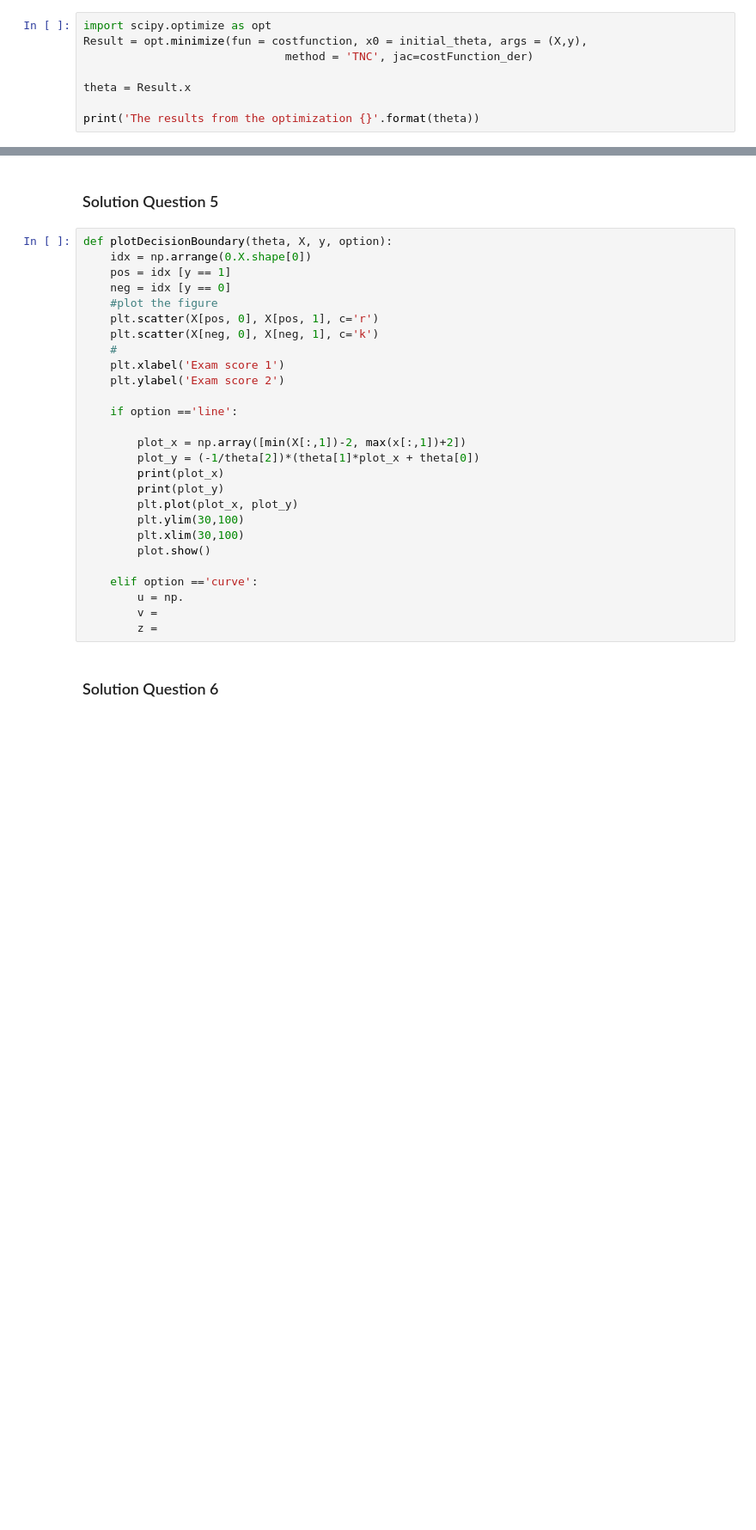
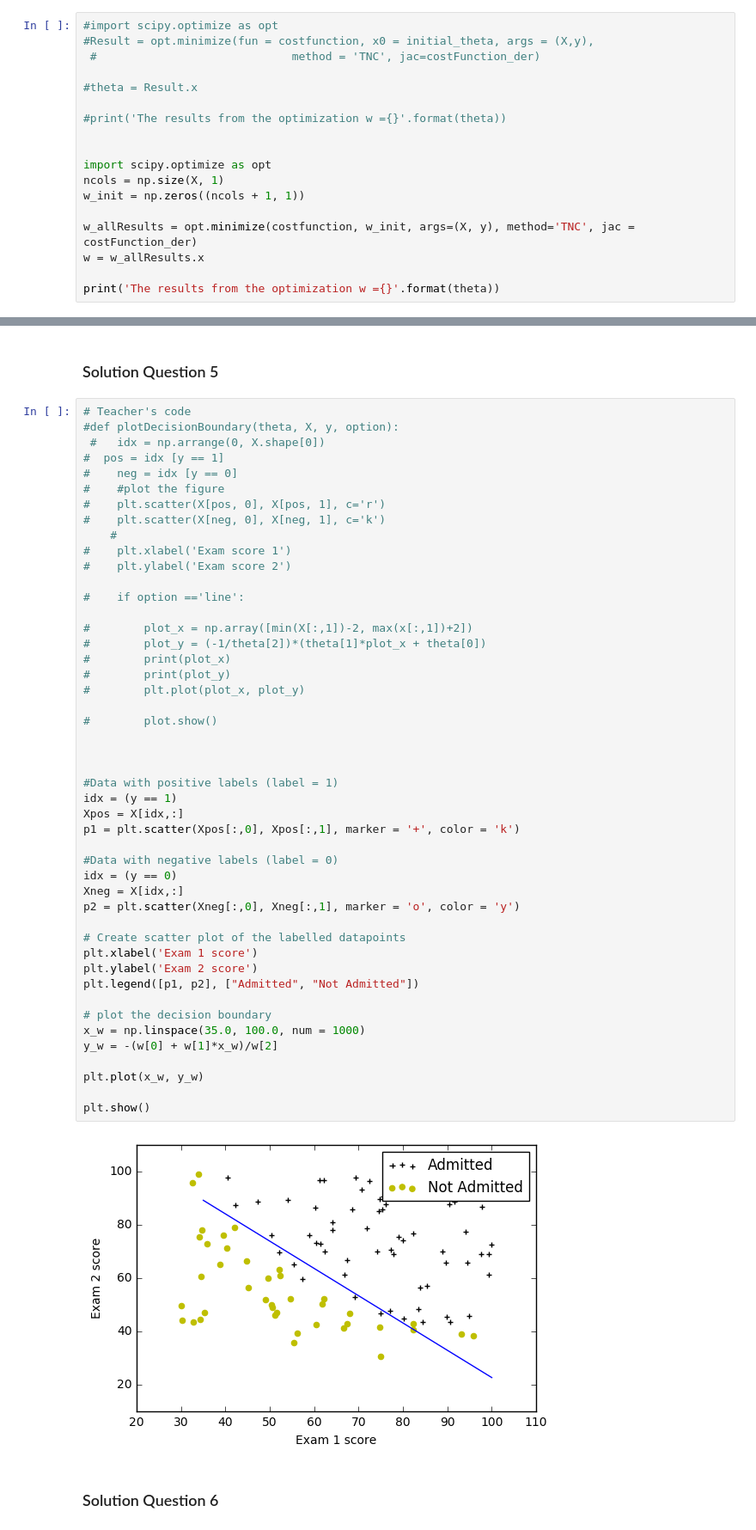
Before and after one commit to SelmaBoubou/SSI-patern-Recognition-labs, a Jupyter notebook: LAB2/Solution_Lab_session2_LR.ipynb, the cells around one changed output, grey strips where cells are left out. Shown at 86% size. Saved outputs shown, nothing was run; the diff lists cells and outputs as text; blank space fills up the shorter version.

```diff
--- a/LAB2/Solution_Lab_session2_LR.ipynb
+++ b/LAB2/Solution_Lab_session2_LR.ipynb
@@ -133,11 +134,21 @@ print(grad)
 # %% [markdown]
 ### Solution Question 4
 # %%
+#import scipy.optimize as opt
+#Result = opt.minimize(fun = costfunction, x0 = initial_theta, args = (X,y),
+ #                             method = 'TNC', jac=costFunction_der)
+
+#theta = Result.x
+
+#print('The results from the optimization w ={}'.format(theta))
+
+
 import scipy.optimize as opt
-Result = opt.minimize(fun = costfunction, x0 = initial_theta, args = (X,y),
-                              method = 'TNC', jac=costFunction_der)
+ncols = np.size(X, 1)
+w_init = np.zeros((ncols + 1, 1))
 
-theta = Result.x
+w_allResults = opt.minimize(costfunction, w_init, args=(X, y), method='TNC', jac = costFunction_der)
+w = w_allResults.x
 
-print('The results from the optimization {}'.format(theta))
+print('The results from the optimization w ={}'.format(theta))
 # %% [output]
@@ -145,31 +156,53 @@ The results from the optimization [-25.1613186    0.20623159   0.20147149]
 # %% [markdown]
 ### Solution Question 5
 # %%
-def plotDecisionBoundary(theta, X, y, option):
-    idx = np.arrange(0.X.shape[0])
-    pos = idx [y == 1]
-    neg = idx [y == 0]
-    #plot the figure
-    plt.scatter(X[pos, 0], X[pos, 1], c='r')
-    plt.scatter(X[neg, 0], X[neg, 1], c='k')
+# Teacher's code
+#def plotDecisionBoundary(theta, X, y, option):
+ #   idx = np.arrange(0, X.shape[0])
+#  pos = idx [y == 1]
+#    neg = idx [y == 0]
+#    #plot the figure
+#    plt.scatter(X[pos, 0], X[pos, 1], c='r')
+#    plt.scatter(X[neg, 0], X[neg, 1], c='k')
     #
-    plt.xlabel('Exam score 1')
-    plt.ylabel('Exam score 2')
+#    plt.xlabel('Exam score 1')
+#    plt.ylabel('Exam score 2')
 
-    if option =='line':
+#    if option =='line':
 
-        plot_x = np.array([min(X[:,1])-2, max(x[:,1])+2])
-        plot_y = (-1/theta[2])*(theta[1]*plot_x + theta[0])
-        print(plot_x)
-        print(plot_y)
-        plt.plot(plot_x, plot_y)
-        plt.ylim(30,100)
-        plt.xlim(30,100)
-        plot.show()
+#        plot_x = np.array([min(X[:,1])-2, max(x[:,1])+2])
+#        plot_y = (-1/theta[2])*(theta[1]*plot_x + theta[0])
+#        print(plot_x)
+#        print(plot_y)
+#        plt.plot(plot_x, plot_y)
 
-    elif option =='curve':
-        u = np.
-        v =
-        z =
+#        plot.show()
+
+
+
+#Data with positive labels (label = 1)
+idx = (y == 1)
+Xpos = X[idx,:]
+p1 = plt.scatter(Xpos[:,0], Xpos[:,1], marker = '+', color = 'k')
+
+#Data with negative labels (label = 0)
+idx = (y == 0)
+Xneg = X[idx,:]
+p2 = plt.scatter(Xneg[:,0], Xneg[:,1], marker = 'o', color = 'y')
+
+# Create scatter plot of the labelled datapoints
+plt.xlabel('Exam 1 score')
+plt.ylabel('Exam 2 score')
+plt.legend([p1, p2], ["Admitted", "Not Admitted"])
+
+# plot the decision boundary
+x_w = np.linspace(35.0, 100.0, num = 1000)
+y_w = -(w[0] + w[1]*x_w)/w[2]
+
+plt.plot(x_w, y_w)
+
+plt.show()
+# %% [output]
+[figure, added]
 # %% [markdown]
 ### Solution Question 6
```
Also changed, not shown: parts of 5 cells of this notebook, 1 other file.
